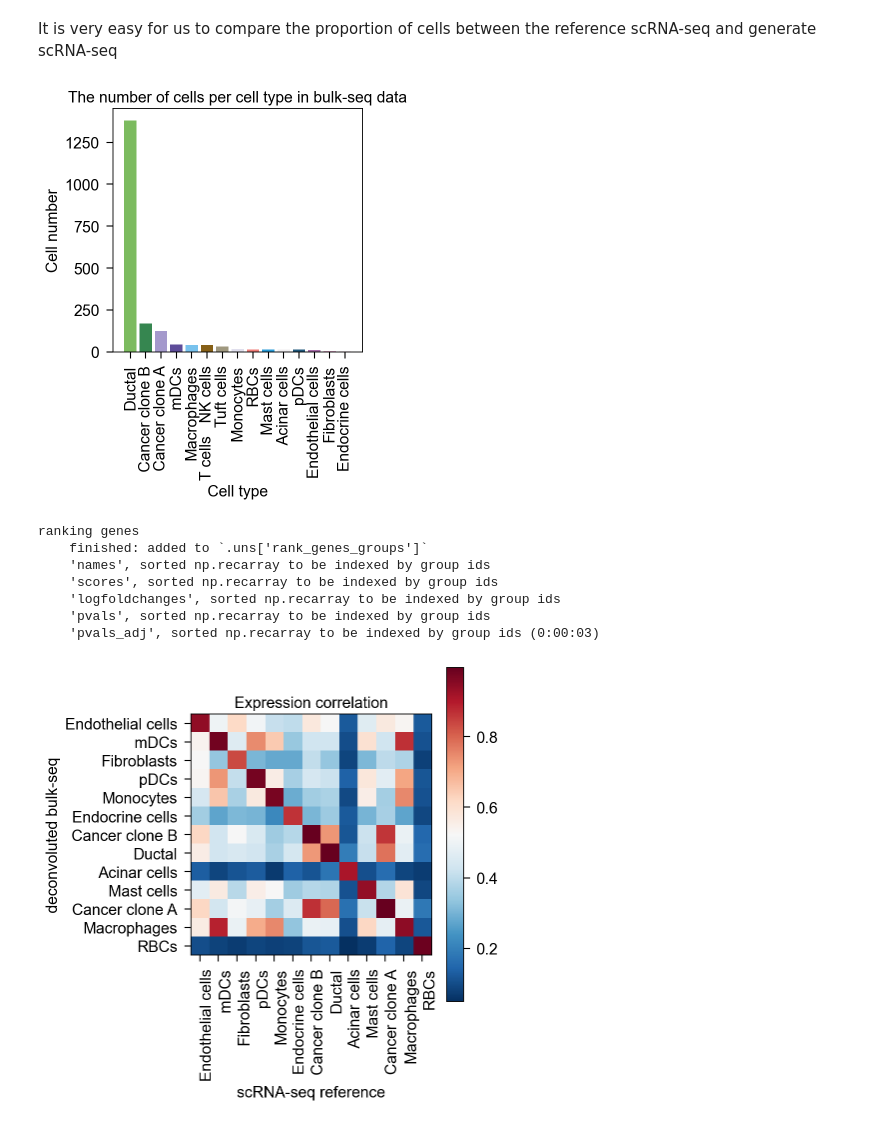
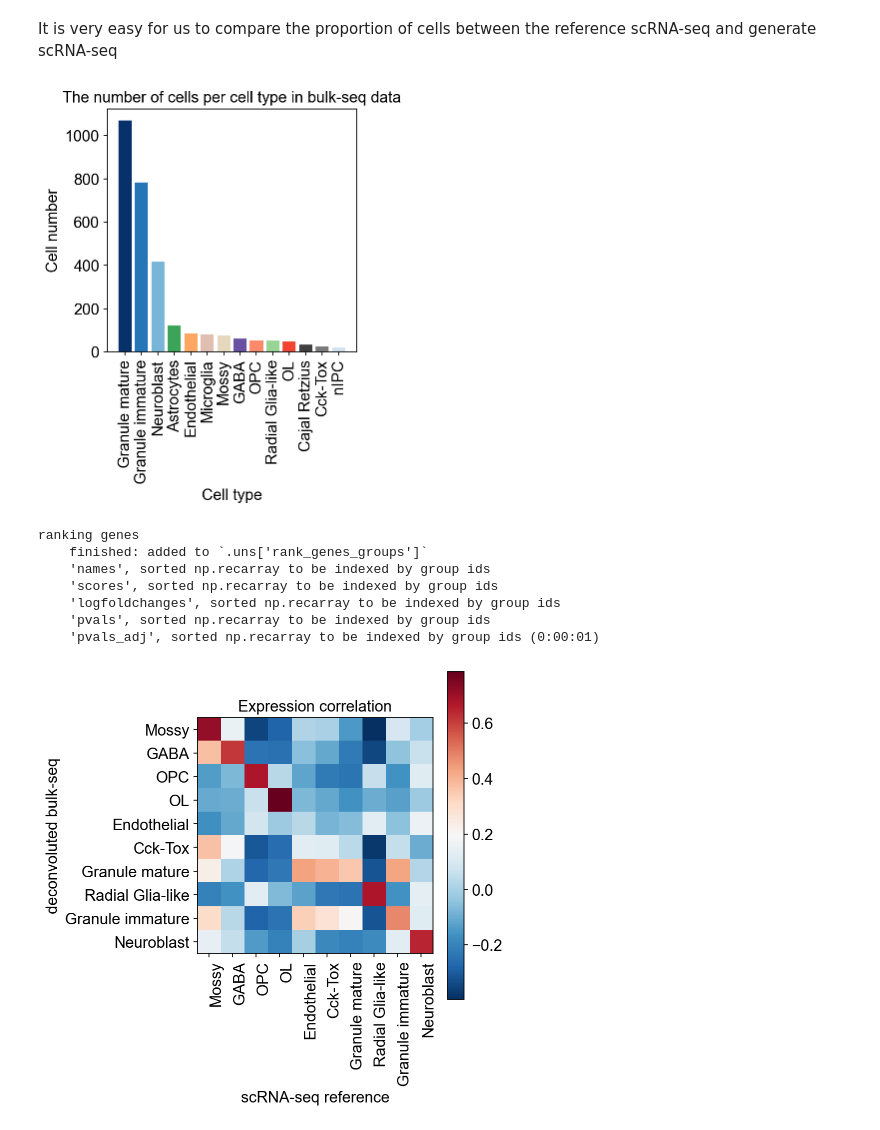
Before and after one commit to Starlitnightly/omicverse, a Jupyter notebook: omicverse_guide/docs/Tutorials-bulk2single/t_bulk2single.ipynb, the cells around one changed output. Saved outputs shown, nothing was run; the diff lists cells and outputs as text; code cells hidden in the pictures.

```diff
--- a/omicverse_guide/docs/Tutorials-bulk2single/t_bulk2single.ipynb
+++ b/omicverse_guide/docs/Tutorials-bulk2single/t_bulk2single.ipynb
@@ -50,3 +53,4 @@ We can now set up the Bulk2Single object, which will ensure everything the model
 # %%
-model=ov.bulk2single.Bulk2Single(bulk_data=bulk_data,single_data=single_data,celltype_key='Cell_type',
-                 top_marker_num=200,ratio_num=1,gpu=-1)
+model=ov.bulk2single.Bulk2Single(bulk_data=bulk_data,single_data=single_data,
+                celltype_key='clusters',bulk_group=['dg_d_1','dg_d_2','dg_d_3'],
+                 top_marker_num=200,ratio_num=1,gpu=0)
@@ -74,9 +156,9 @@ vae_net=model.train(
     learning_rate=1e-4,
     hidden_size=256,
     epoch_num=3500,
-    vae_save_dir='data/pdac/newdata/save_model',
-    vae_save_name='pdac_vae',
-    generate_save_dir='data/pdac/newdata/output',
-    generate_save_name='pdac')
+    vae_save_dir='data/bulk2single/save_model',
+    vae_save_name='dg_vae',
+    generate_save_dir='data/bulk2single/output',
+    generate_save_name='dg')
 # %% [output]
 ...begin vae training
@@ -93,5 +176,9 @@ model.plot_loss()
 # %% [markdown]
 We can also load our previously trained model directly
 # %%
-vae_net=model.load('data/pdac/newdata/save_model/pdac_vae.pth')
+#model.load_fraction('dg_vae_cell_target_num.pkl')
+#model.bulk_preprocess_lazy()
+#model.single_preprocess_lazy()
+#model.prepare_input()
+vae_net=model.load('data/bulk2single/save_model/dg_vae.pth')
 # %% [output]
@@ -108,0 +208,3 @@ AnnData object with n_obs × n_vars = 1926 × 15108
+# %%
+generate_adata=model.filtered(generate_adata,leiden_size=25)
+generate_adata
@@ -118,19 +248,19 @@ plt.grid(False)
 # %% [markdown]
 It is very easy for us to compare the proportion of cells between the reference scRNA-seq and generate scRNA-seq
 # %%
-ov.bulk2single.bulk2single_plot_cellprop(single_data,celltype_key='Cell_type')
+ov.bulk2single.bulk2single_plot_cellprop(single_data,celltype_key='clusters')
 plt.grid(False)
 # %% [output]
-[figure, old version]
+[figure, new version]
 # %%
-ov.bulk2single.bulk2single_plot_correlation(single_data,generate_adata,celltype_key='Cell_type')
+ov.bulk2single.bulk2single_plot_correlation(single_data,generate_adata,celltype_key='clusters')
 plt.grid(False)
 # %% [output]
 ranking genes
     finished: added to `.uns['rank_genes_groups']`
     'names', sorted np.recarray to be indexed by group ids
     'scores', sorted np.recarray to be indexed by group ids
     'logfoldchanges', sorted np.recarray to be indexed by group ids
     'pvals', sorted np.recarray to be indexed by group ids
-    'pvals_adj', sorted np.recarray to be indexed by group ids (0:00:03)
+    'pvals_adj', sorted np.recarray to be indexed by group ids (0:00:01)
-[figure, old version]
+[figure, new version]
```
Also changed, not shown: parts of 22 cells of this notebook, 16 other files.
